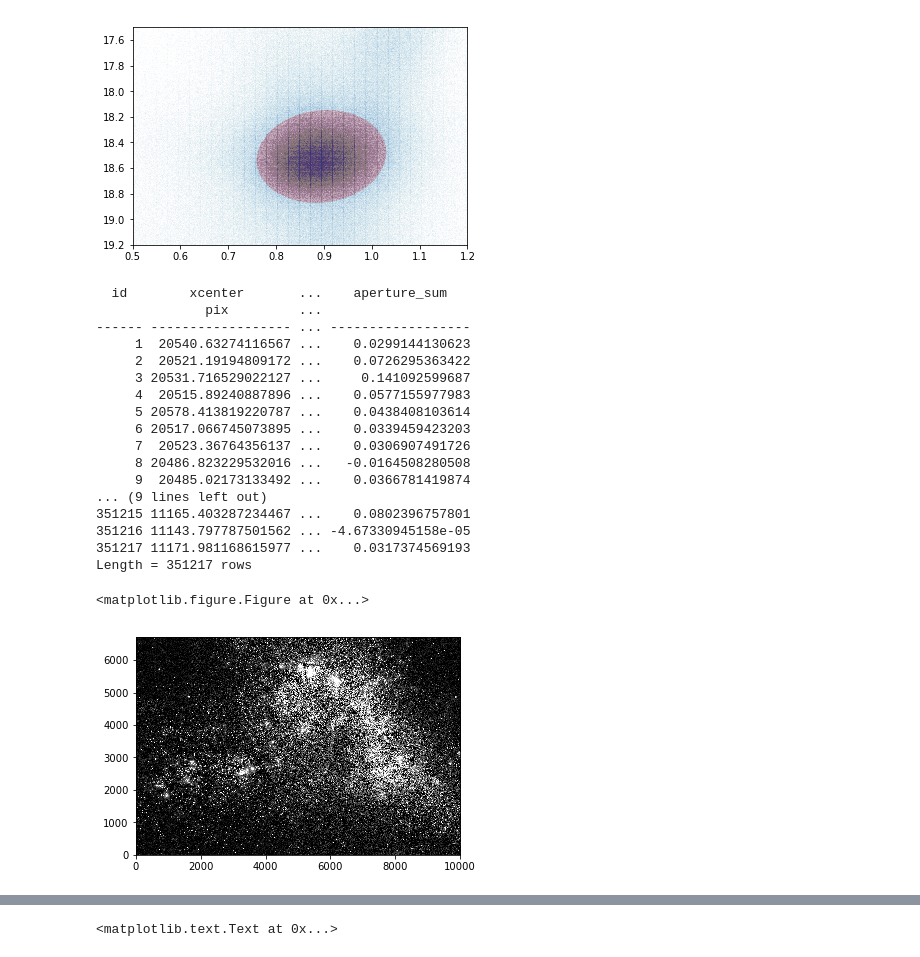
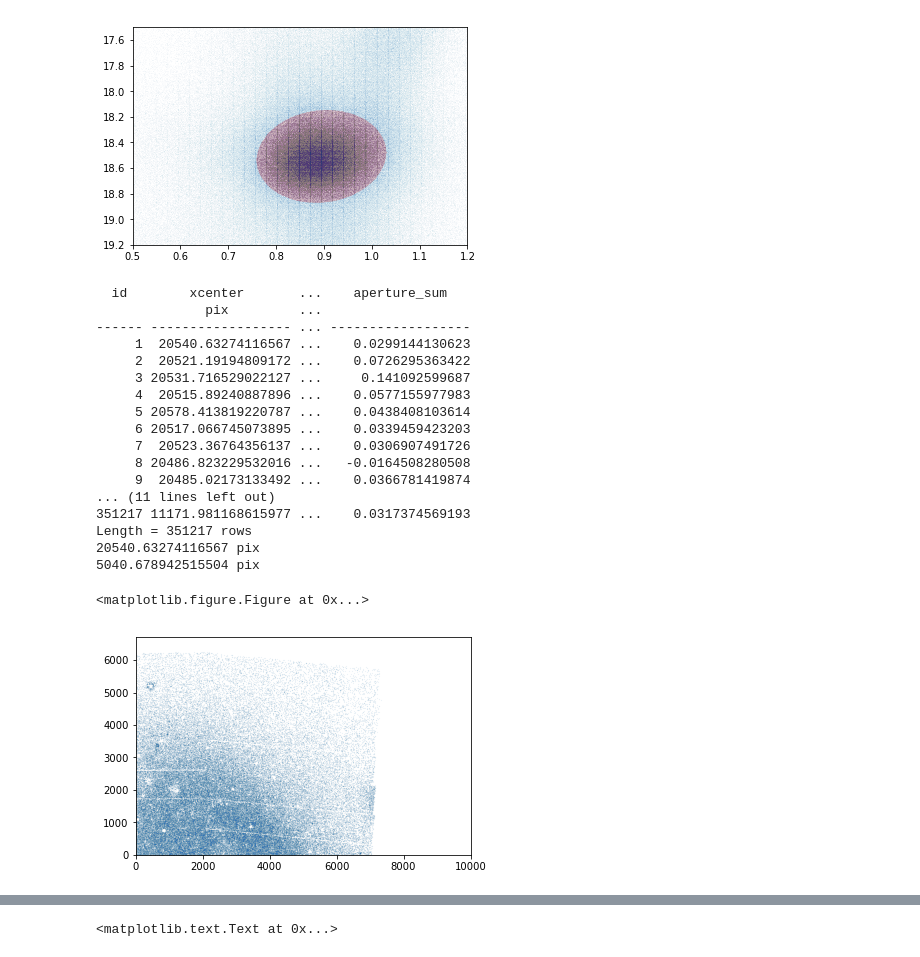
Before and after one commit to DouglasGrion/Red-Clump-Locations, a Jupyter notebook: Red-Clump-Location.ipynb, the cells around one changed output, grey strips where cells are left out. Cells and saved outputs as stored; diff of their text form; code cells hidden in the pictures.

```diff
--- a/Red-Clump-Location.ipynb
+++ b/Red-Clump-Location.ipynb
@@ -505,6 +505,8 @@ RC_positions = SkyCoord(ra=RC_loc['RAJ2000'] * u.deg, dec=RC_loc['DEJ2000'] * u.
 RC_apertures = SkyCircularAperture(RC_positions, r)
 RC_phot_table = aperture_photometry(hdu[0], RC_apertures)
 print(RC_phot_table)
+print(RC_phot_table['xcenter'][0])
+print(RC_phot_table['ycenter'][0])
 RC_Flux = RC_phot_table['aperture_sum']
 NUV_magnitude = -2.5*np.log10(RC_Flux) + 20.08
 # %% [output]
@@ -520,24 +522,26 @@ NUV_magnitude = -2.5*np.log10(RC_Flux) + 20.08
      7  20523.36764356137 ...    0.0306907491726
      8 20486.823229532016 ...   -0.0164508280508
      9  20485.02173133492 ...    0.0366781419874
-... (9 lines left out)
-351215 11165.403287234467 ...    0.0802396757801
-351216 11143.797787501562 ... -4.67330945158e-05
+... (11 lines left out)
 351217 11171.981168615977 ...    0.0317374569193
 Length = 351217 rows
+20540.63274116567 pix
+5040.678942515504 pix
 # %%
 plt.figure(figsize=(10,10))
 fig,ax = plt.subplots(1)
-x = RC_phot_table['xcenter']
-y = RC_phot_table['ycenter']
+x = RC_phot_table['xcenter'] - 13800*u.pixel
+y = RC_phot_table['ycenter'] - 10000*u.pixel
 norm = ImageNormalize(stretch=SqrtStretch())
 image_data = hdu[0].data
 position = (13800,10000)
 size = (6700, 10000)
 cutout = Cutout2D(image_data, position, size)
-ax.imshow(cutout.data, norm=norm, origin = 'lower', cmap='Greys_r', vmin=0, vmax=0.15)
-#ax.scatter(x, y, s=0.01, alpha=0.3)
+#ax.imshow(cutout.data, norm=norm, origin = 'lower', cmap='Greys_r', vmin=0, vmax=0.15)
+ax.scatter(x, y, s=0.01, alpha=0.3)
+plt.xlim(0,10000)
+plt.ylim(0,6700)
 plt.show()
 # %% [output]
 <matplotlib.figure.Figure at 0x...>
-[figure, old version]
+[figure, new version]
```
Also changed, not shown: parts of 2 cells of this notebook.
